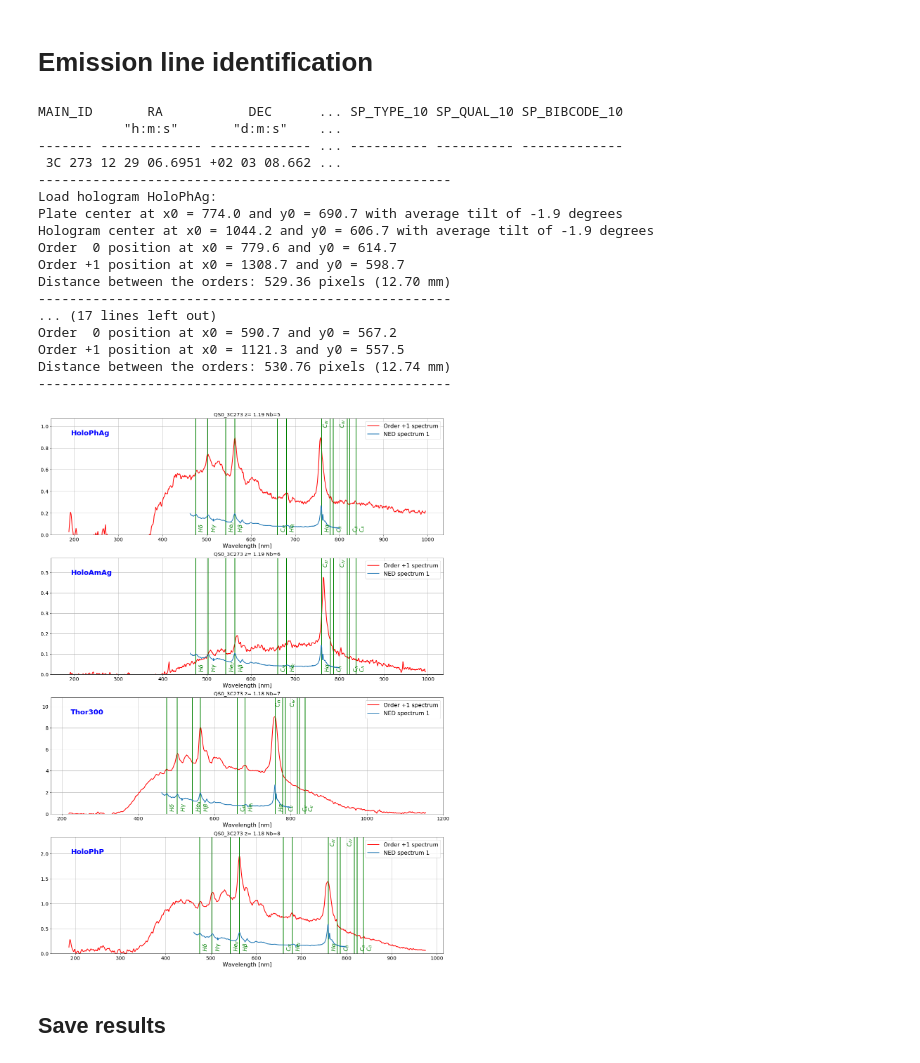
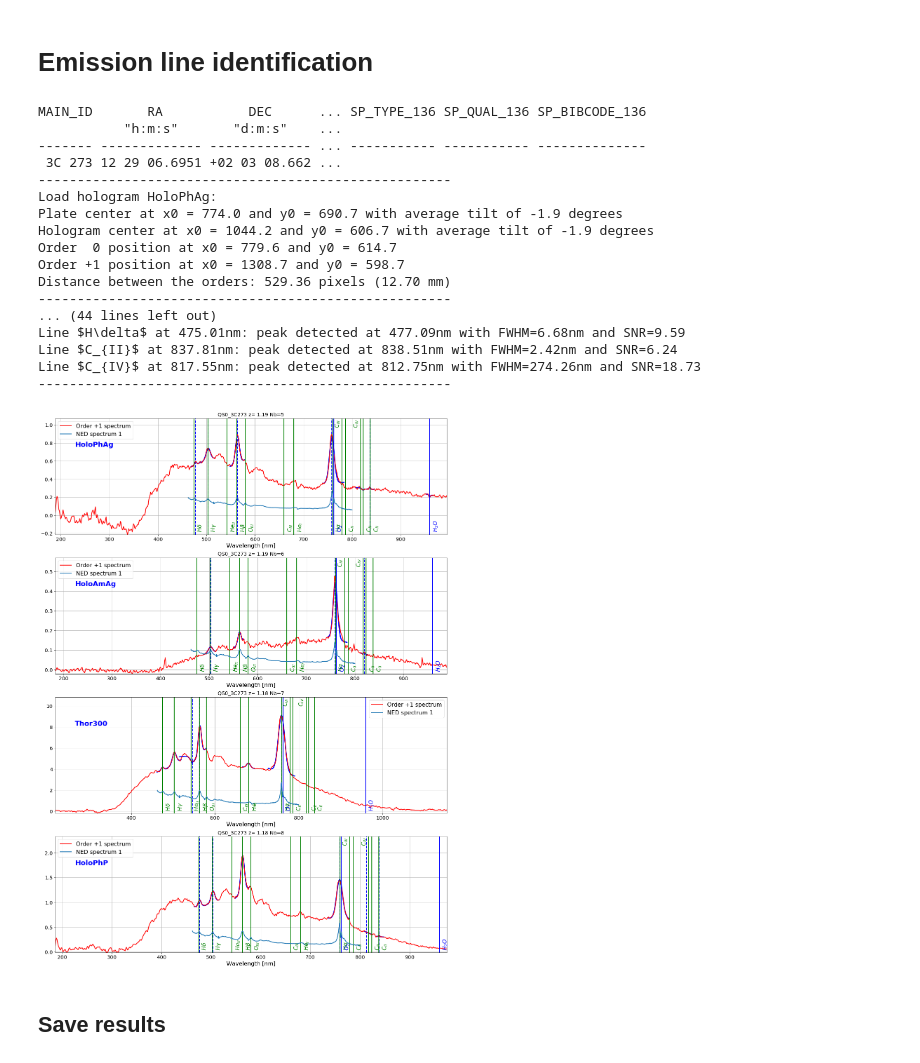
Before and after one commit to sylvielsstfr/CTIOAnaJun2017, a Jupyter notebook: ana_05jun17/QSO_3C273/FullAnalysis.ipynb, the cells around one changed output. Cells and saved outputs as stored; diff of their text form; code cells hidden in the pictures.

Commit message:
New function to detect emission and absorptin lines, to make a last calibration of the spectra

```diff
--- a/ana_05jun17/QSO_3C273/FullAnalysis.ipynb
+++ b/ana_05jun17/QSO_3C273/FullAnalysis.ipynb
@@ -618,34 +618,35 @@ plt.savefig(figfilename)
 # %%
 all_grat = []
 for f in all_filt :
     all_grat.append(f.replace('dia ',''))
 
 QSO_3C273_REDSHIFT = 0.158
 
 QSO = Target("3C273")
 print '-----------------------------------------------------'
 
 CalibrateSpectra(thecorrspectra,QSO_3C273_REDSHIFT,x_star,order0_positions,all_titles,object_name,all_grat,
-                 xlim=(900,1600),target=QSO,order=1,dir_top_images=dir_top_images)
+                 xlim=(900,1600),target=QSO,order=1,emission_spectrum=True,atmospheric_lines=True,
+                 verbose=True,dir_top_images=dir_top_images)
 # %% [output]
-MAIN_ID       RA           DEC      ... SP_TYPE_10 SP_QUAL_10 SP_BIBCODE_10
+MAIN_ID       RA           DEC      ... SP_TYPE_136 SP_QUAL_136 SP_BIBCODE_136
            "h:m:s"       "d:m:s"    ...
-------- ------------- ------------- ... ---------- ---------- -------------
+------- ------------- ------------- ... ----------- ----------- --------------
  3C 273 12 29 06.6951 +02 03 08.662 ...
 -----------------------------------------------------
 Load hologram HoloPhAg:
 Plate center at x0 = 774.0 and y0 = 690.7 with average tilt of -1.9 degrees
 Hologram center at x0 = 1044.2 and y0 = 606.7 with average tilt of -1.9 degrees
 Order  0 position at x0 = 779.6 and y0 = 614.7
 Order +1 position at x0 = 1308.7 and y0 = 598.7
 Distance between the orders: 529.36 pixels (12.70 mm)
 -----------------------------------------------------
-... (17 lines left out)
-Order  0 position at x0 = 590.7 and y0 = 567.2
-Order +1 position at x0 = 1121.3 and y0 = 557.5
-Distance between the orders: 530.76 pixels (12.74 mm)
+... (44 lines left out)
+Line $H\delta$ at 475.01nm: peak detected at 477.09nm with FWHM=6.68nm and SNR=9.59
+Line $C_{II}$ at 837.81nm: peak detected at 838.51nm with FWHM=2.42nm and SNR=6.24
+Line $C_{IV}$ at 817.55nm: peak detected at 812.75nm with FWHM=274.26nm and SNR=18.73
 -----------------------------------------------------
-[figure, old version]
+[figure, new version]
 # %% [markdown]
 ## Save results
 # %%
```
Also changed, not shown: 4 other files.
